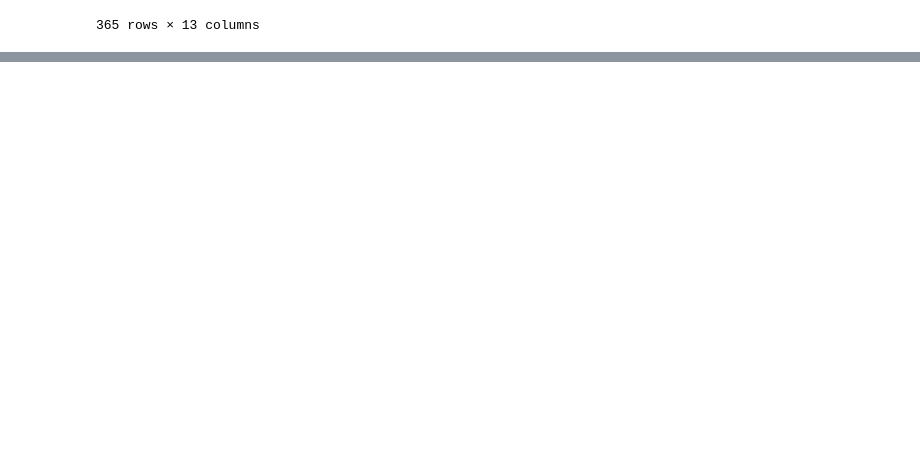
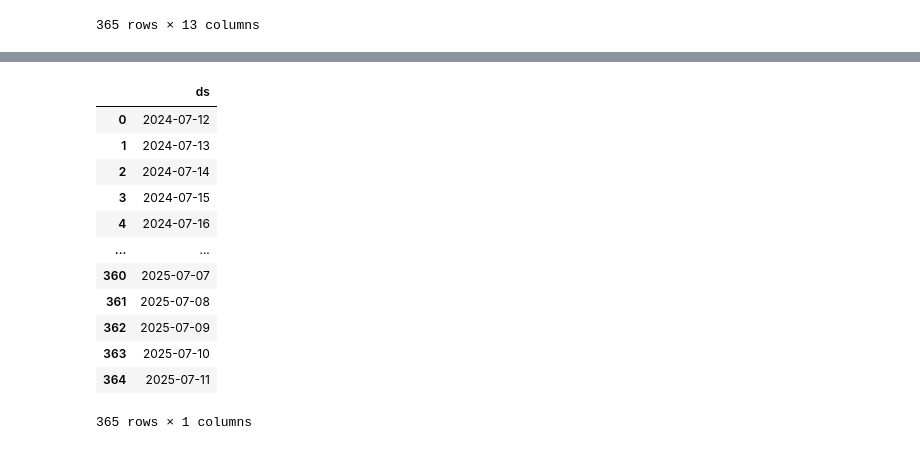
Before and after one commit to kingsuching/cryptoTrading, a Jupyter notebook: prophet.ipynb, the cells around one changed output, grey strips where cells are left out. Drawn from its saved outputs; the diff is of its cells as text; code cells hidden in the pictures; blank space fills up the shorter version.

```diff
--- a/prophet.ipynb
+++ b/prophet.ipynb
@@ -75,0 +80,19 @@ ValueError: Dataframe must have columns "ds" and "y" with the dates and values r
+# %%
+# Create future dataframe that includes the test period
+test_days = len(test)
+future = m.make_future_dataframe(periods=test_days, freq='D')
+future
+# %% [output]
+|  | ds |
+| 0 | 2024-07-12 |
+| 1 | 2024-07-13 |
+| 2 | 2024-07-14 |
+| 3 | 2024-07-15 |
+| 4 | 2024-07-16 |
+| ... | ... |
+| 360 | 2025-07-07 |
+| 361 | 2025-07-08 |
+| 362 | 2025-07-09 |
+| 363 | 2025-07-10 |
+| 364 | 2025-07-11 |
+365 rows × 1 columns
```
Also changed, not shown: parts of 3 cells of this notebook.
